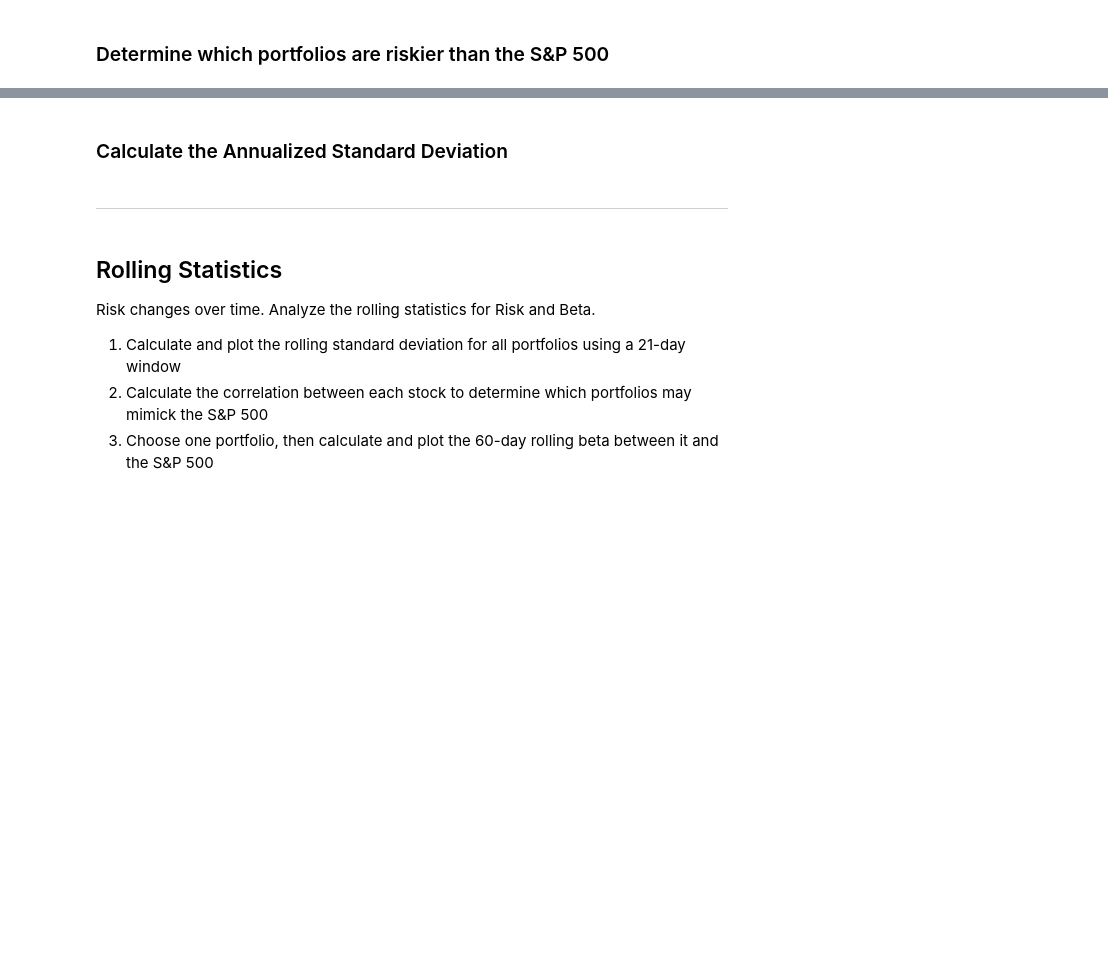
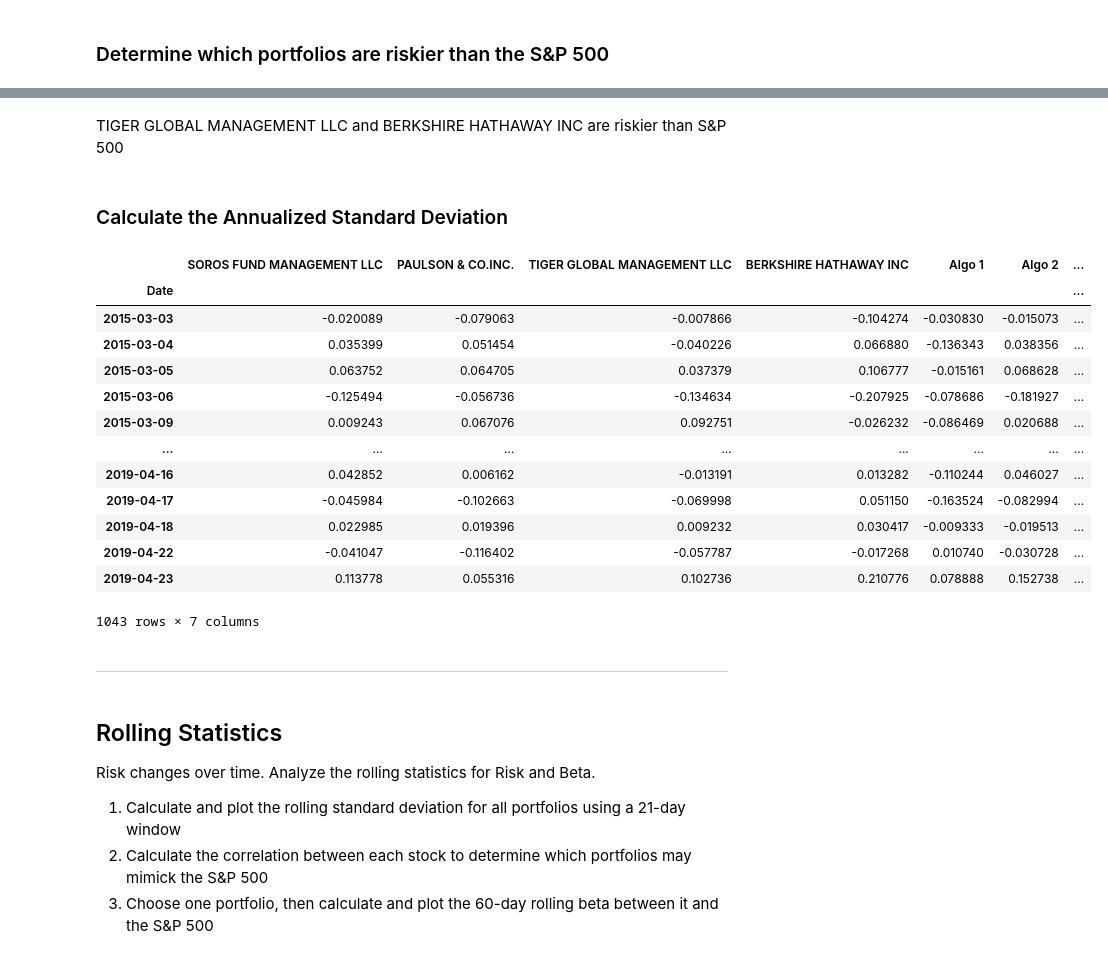
Before and after one commit to AkanSri/Rutgers-FinTech, a Jupyter notebook: 02-Homework/04-Pandas/Instructions/Starter_Code/whale_analysis.ipynb, the cells around one changed output, grey strips where cells are left out. Drawn from its saved outputs; the diff is of its cells as text; code cells hidden in the pictures; blank space fills up the shorter version.

```diff
--- a/02-Homework/04-Pandas/Instructions/Starter_Code/whale_analysis.ipynb
+++ b/02-Homework/04-Pandas/Instructions/Starter_Code/whale_analysis.ipynb
@@ -249,7 +276,26 @@ Determine the _risk_ of each portfolio:
+# %% [markdown]
+TIGER GLOBAL MANAGEMENT LLC and BERKSHIRE HATHAWAY INC are riskier than S&P 500
 # %% [markdown]
 ### Calculate the Annualized Standard Deviation
 # %%
 # Calculate the annualized standard deviation (252 trading days)
+annualized_std = all_portfolios_returns * np.sqrt(252)
+annualized_std
+# %% [output]
+|  | SOROS FUND MANAGEMENT LLC | PAULSON & CO.INC. | TIGER GLOBAL MANAGEMENT LLC | BERKSHIRE HATHAWAY INC | Algo 1 | Algo 2 | ... |
+| Date |  |  |  |  |  |  | ... |
+| 2015-03-03 | -0.020089 | -0.079063 | -0.007866 | -0.104274 | -0.030830 | -0.015073 | ... |
+| 2015-03-04 | 0.035399 | 0.051454 | -0.040226 | 0.066880 | -0.136343 | 0.038356 | ... |
+| 2015-03-05 | 0.063752 | 0.064705 | 0.037379 | 0.106777 | -0.015161 | 0.068628 | ... |
+| 2015-03-06 | -0.125494 | -0.056736 | -0.134634 | -0.207925 | -0.078686 | -0.181927 | ... |
+| 2015-03-09 | 0.009243 | 0.067076 | 0.092751 | -0.026232 | -0.086469 | 0.020688 | ... |
+| ... | ... | ... | ... | ... | ... | ... | ... |
+| 2019-04-16 | 0.042852 | 0.006162 | -0.013191 | 0.013282 | -0.110244 | 0.046027 | ... |
+| 2019-04-17 | -0.045984 | -0.102663 | -0.069998 | 0.051150 | -0.163524 | -0.082994 | ... |
+| 2019-04-18 | 0.022985 | 0.019396 | 0.009232 | 0.030417 | -0.009333 | -0.019513 | ... |
+| 2019-04-22 | -0.041047 | -0.116402 | -0.057787 | -0.017268 | 0.010740 | -0.030728 | ... |
+| 2019-04-23 | 0.113778 | 0.055316 | 0.102736 | 0.210776 | 0.078888 | 0.152738 | ... |
+1043 rows × 7 columns
 # %% [markdown]
 ---
 # %% [markdown]
```
Also changed, not shown: parts of 4 cells of this notebook.
